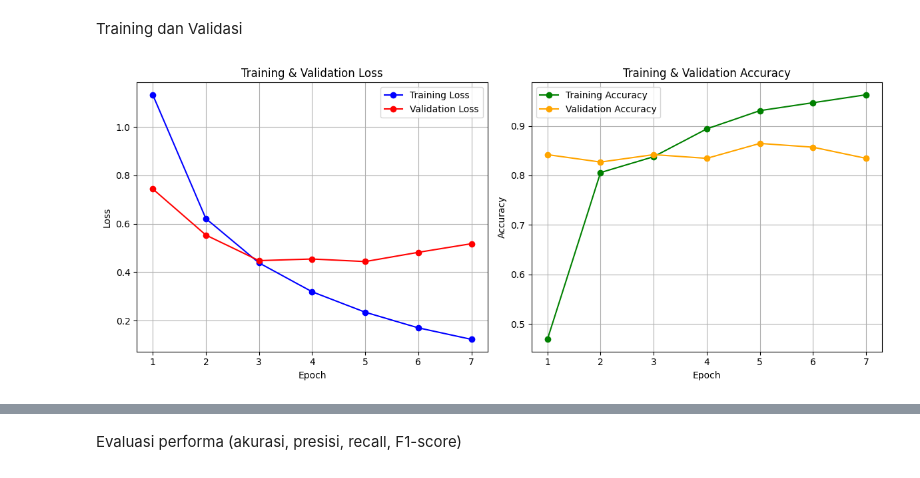
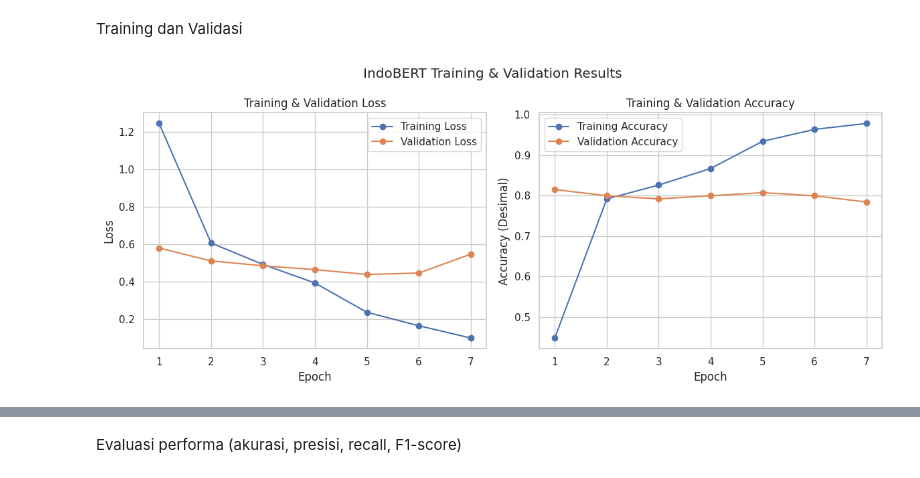
Before and after one commit to dian-wijayanti/DOKUMEN-TESIS, a Jupyter notebook: Dokumentasi.ipynb, the cells around one changed output, grey strips where cells are left out. Cells and saved outputs as stored; diff of their text form; code cells hidden in the pictures.

```diff
--- a/Dokumentasi.ipynb
+++ b/Dokumentasi.ipynb
@@ -1492,47 +1166,48 @@ Training dan Validasi
 # %%
 import matplotlib.pyplot as plt
 from google.colab import files
 
-# Data dari hasil training (sesuai log output)
+# Data dari hasil training (sesuai log output) dengan format desimal
 epochs = list(range(1, 8))
-train_losses = [1.1330, 0.6215, 0.4384, 0.3191, 0.2346, 0.1700, 0.1225]
-val_losses   = [0.7440, 0.5534, 0.4478, 0.4545, 0.4439, 0.4820, 0.5176]
-train_accs   = [0.4687, 0.8058, 0.8379, 0.8941, 0.9310, 0.9470, 0.9631]
-val_accs     = [0.8421, 0.8271, 0.8421, 0.8346, 0.8647, 0.8571, 0.8346]
+train_losses = [1.2436, 0.6057, 0.4916, 0.3924, 0.2362, 0.1644, 0.0990]
+val_losses   = [0.5791, 0.5101, 0.4843, 0.4639, 0.4381, 0.4456, 0.5464]
+train_accs   = [0.4484, 0.7921, 0.8265, 0.8674, 0.9345, 0.9640, 0.9787]  # Dibagi 100
+val_accs     = [0.8154, 0.8000, 0.7923, 0.8000, 0.8077, 0.8000, 0.7846]  # Dibagi 100
 
 # Buat figure dengan ukuran yang lebih besar
 plt.figure(figsize=(12, 5))
+plt.suptitle('IndoBERT Training & Validation Results')
 
 # Plot Training & Validation Loss
 plt.subplot(1, 2, 1)
-plt.plot(epochs, train_losses, marker='o', color='blue', label='Training Loss')
-plt.plot(epochs, val_losses, marker='o', color='red', label='Validation Loss')
+plt.plot(epochs, train_losses, marker='o', label='Training Loss')
+plt.plot(epochs, val_losses, marker='o', label='Validation Loss')
 plt.xlabel('Epoch')
 plt.ylabel('Loss')
 plt.title('Training & Validation Loss')
 plt.legend()
 plt.grid(True)
 
-# Plot Training & Validation Accuracy
+# Plot Training & Validation Accuracy (dalam format desimal)
 plt.subplot(1, 2, 2)
-plt.plot(epochs, train_accs, marker='o', color='green', label='Training Accuracy')
-plt.plot(epochs, val_accs, marker='o', color='orange', label='Validation Accuracy')
+plt.plot(epochs, train_accs, marker='o', label='Training Accuracy')
+plt.plot(epochs, val_accs, marker='o', label='Validation Accuracy')
 plt.xlabel('Epoch')
-plt.ylabel('Accuracy')
+plt.ylabel('Accuracy (Desimal)')
 plt.title('Training & Validation Accuracy')
 plt.legend()
 plt.grid(True)
 
 plt.tight_layout()
 
 # Simpan grafik sebagai file PNG
-plt.savefig("training_validation_plot.png", format="png")
+plt.savefig("indobert_training_validation_plot_desimal.png", format="png")
 plt.show()
 
 # Unduh file PNG
-files.download("training_validation_plot.png")
+files.download("indobert_training_validation_plot_desimal.png")
 # %% [output]
-[figure, old version]
+[figure, new version]
 [interactive output not drawn]
 [interactive output not drawn]
 # %% [markdown]
```
Also changed, not shown: parts of 40 cells of this notebook.
